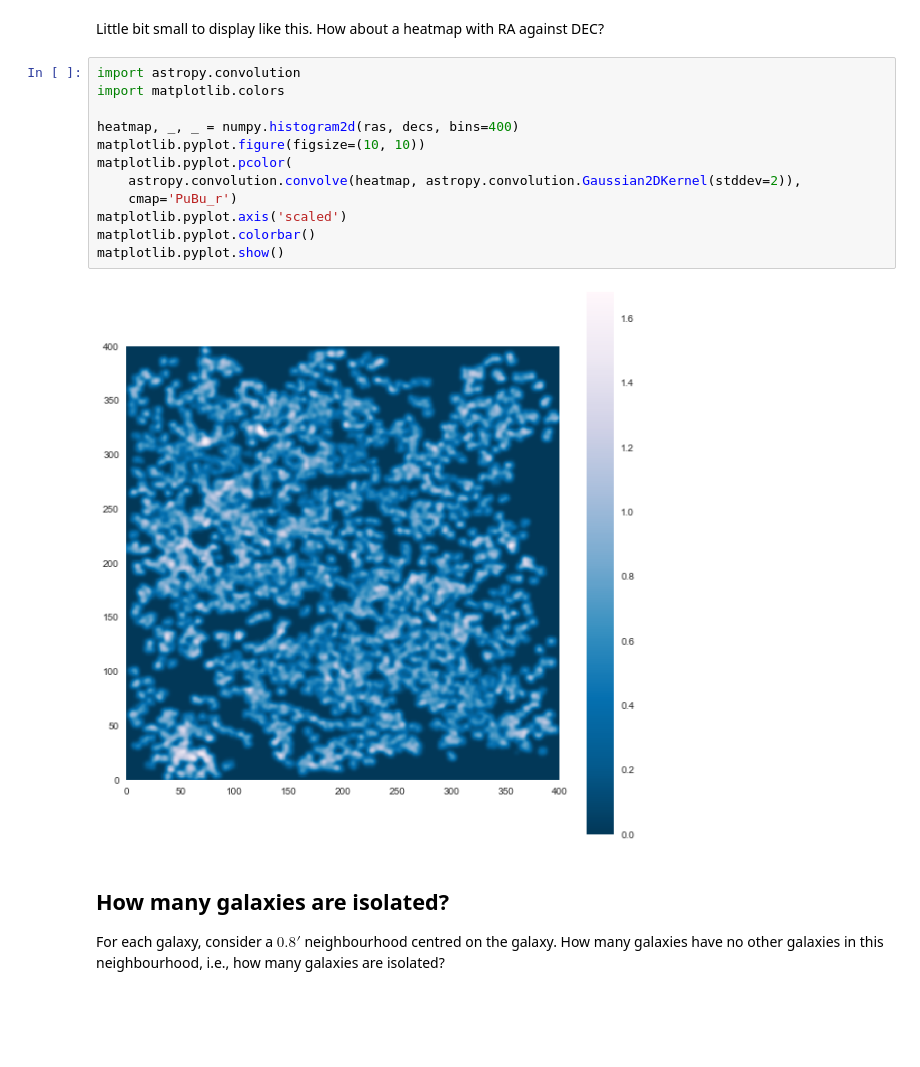
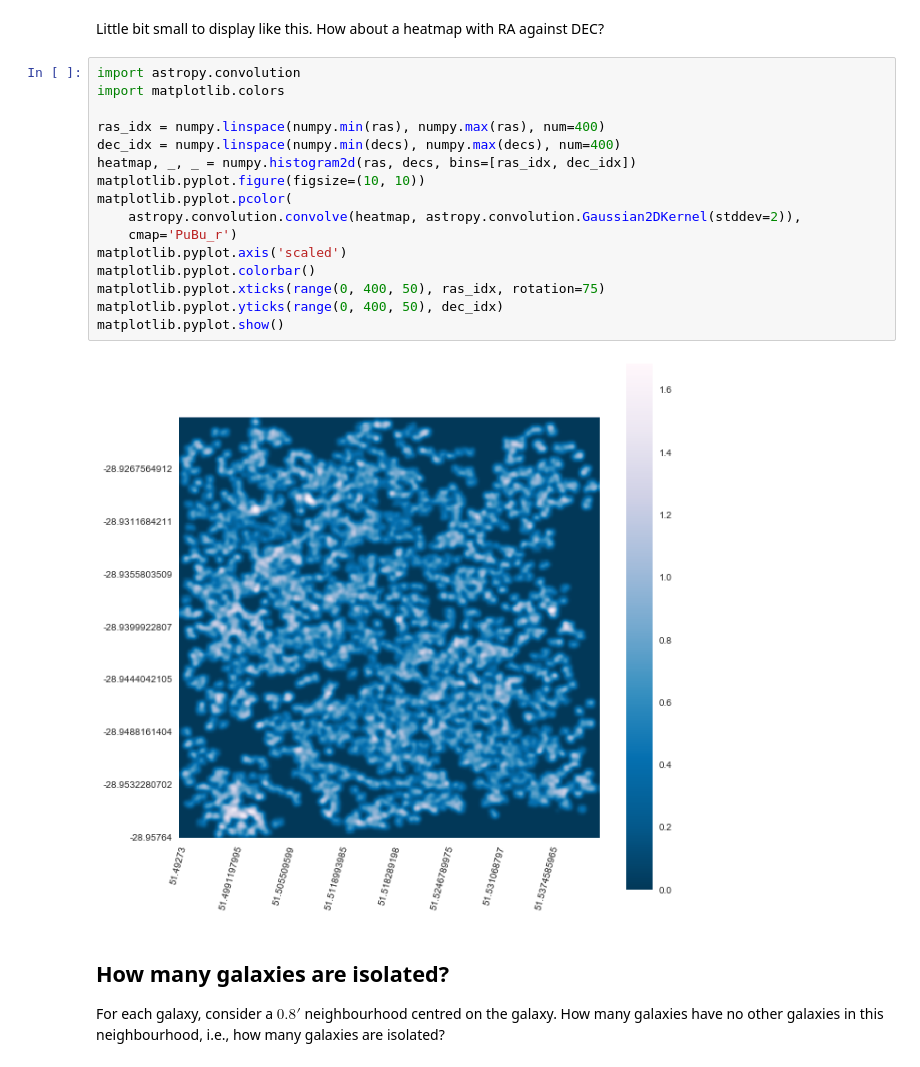
Before and after one commit to chengsoonong/crowdastro, a Jupyter notebook: notebooks/23_colour_by_numbers.ipynb, the cells around one changed output. Drawn from its saved outputs; the diff is of its cells as text; blank space fills up the shorter version.

Commit message:
Minor updates to plotting

```diff
--- a/notebooks/23_colour_by_numbers.ipynb
+++ b/notebooks/23_colour_by_numbers.ipynb
@@ -106,17 +112,21 @@ Little bit small to display like this. How about a heatmap with RA against DEC?
 # %%
 import astropy.convolution
 import matplotlib.colors
 
-heatmap, _, _ = numpy.histogram2d(ras, decs, bins=400)
+ras_idx = numpy.linspace(numpy.min(ras), numpy.max(ras), num=400)
+dec_idx = numpy.linspace(numpy.min(decs), numpy.max(decs), num=400)
+heatmap, _, _ = numpy.histogram2d(ras, decs, bins=[ras_idx, dec_idx])
 matplotlib.pyplot.figure(figsize=(10, 10))
 matplotlib.pyplot.pcolor(
     astropy.convolution.convolve(heatmap, astropy.convolution.Gaussian2DKernel(stddev=2)),
     cmap='PuBu_r')
 matplotlib.pyplot.axis('scaled')
 matplotlib.pyplot.colorbar()
+matplotlib.pyplot.xticks(range(0, 400, 50), ras_idx, rotation=75)
+matplotlib.pyplot.yticks(range(0, 400, 50), dec_idx)
 matplotlib.pyplot.show()
 # %% [output]
-[figure, old version]
+[figure, new version]
 # %% [markdown]
 ## How many galaxies are isolated?
 
```
Also changed, not shown: parts of 3 cells of this notebook.
